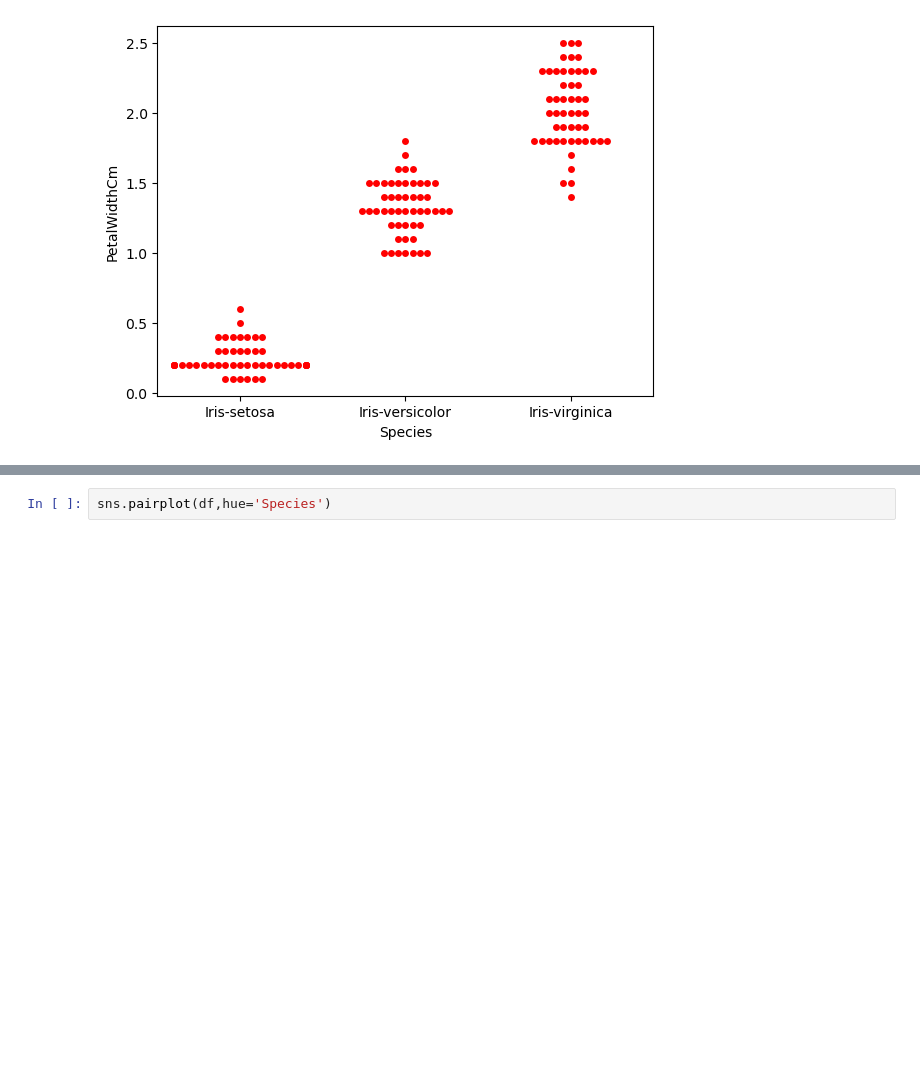
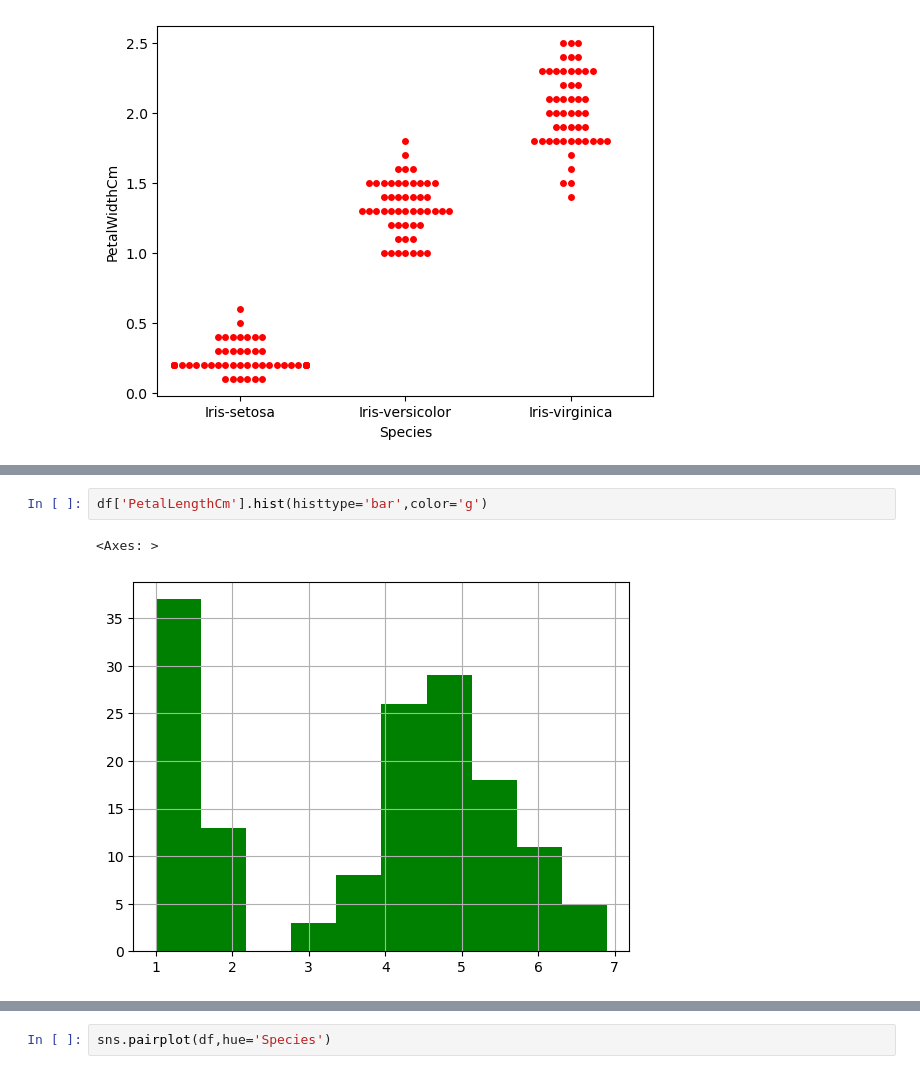
Before and after one commit to anjusukumaran4/OIBSIP, a Jupyter notebook: iris-flower-classification.ipynb, the cells around one changed output, grey strips where cells are left out. Saved outputs shown, nothing was run; the diff lists cells and outputs as text; blank space fills up the shorter version.

```diff
--- a/iris-flower-classification.ipynb
+++ b/iris-flower-classification.ipynb
@@ -99,0 +114,5 @@ sns.swarmplot(x=df['Species'],y=df['PetalWidthCm'],color='r')
+# %%
+df['PetalLengthCm'].hist(histtype='bar',color='g')
+# %% [output]
+<Axes: >
+[figure, added]
```
Also changed, not shown: parts of 23 cells of this notebook.
